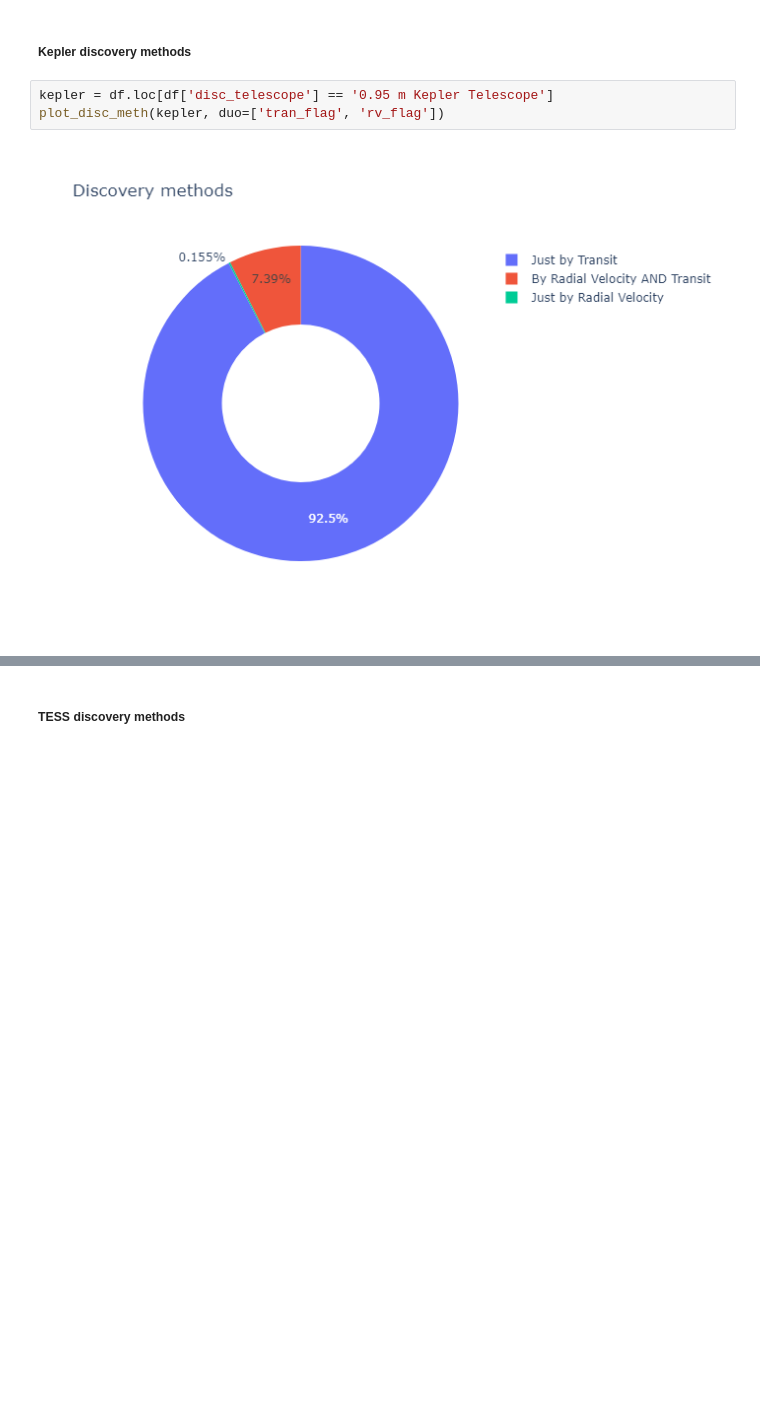
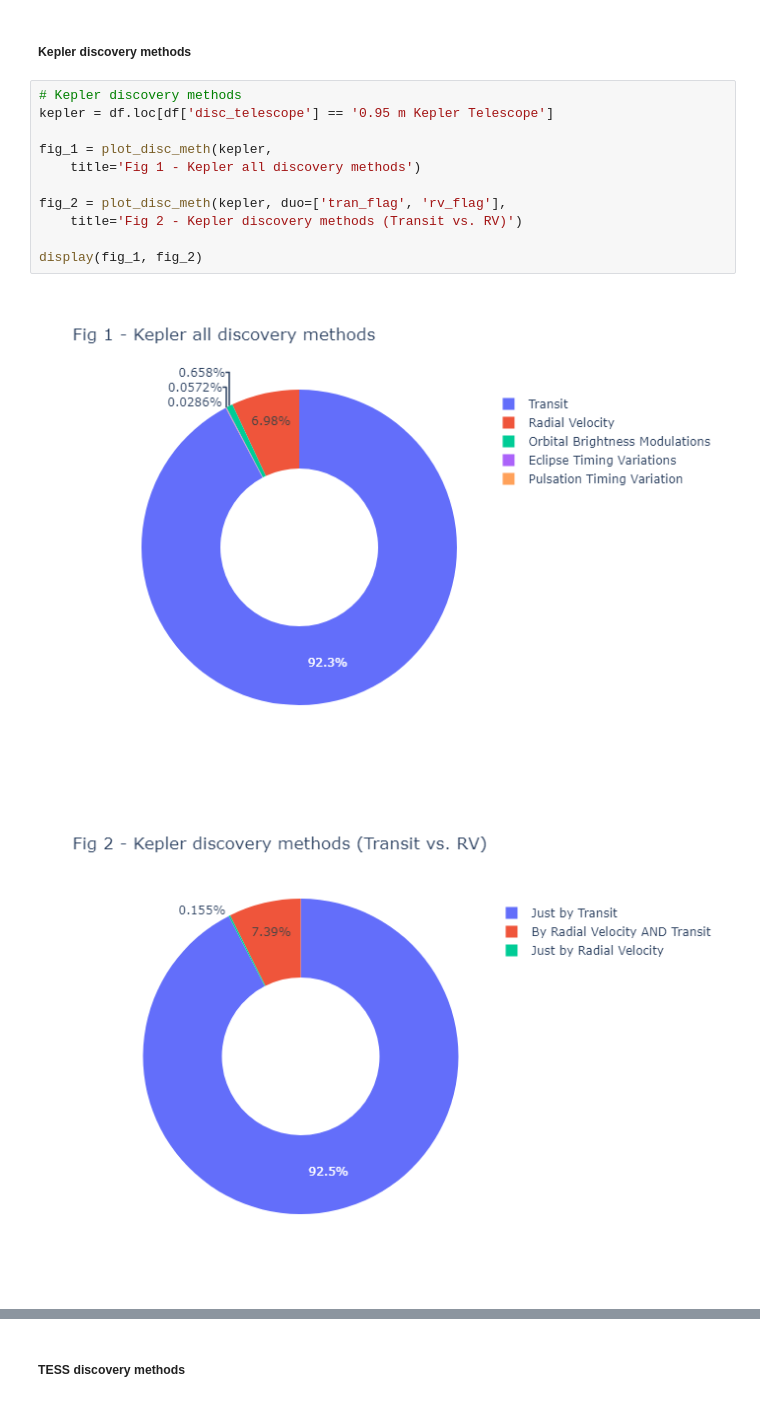
Before and after one commit to Kartmaan/Exoplanets, a Jupyter notebook: exoplanets.ipynb, the cells around one changed output, grey strips where cells are left out. Drawn from its saved outputs; the diff is of its cells as text; blank space fills up the shorter version.

```diff
--- a/exoplanets.ipynb
+++ b/exoplanets.ipynb
@@ -651,7 +665,16 @@ plot_disc_meth(df, merge_low=50)
 # %% [markdown]
 ##### Kepler discovery methods
 # %%
+# Kepler discovery methods
 kepler = df.loc[df['disc_telescope'] == '0.95 m Kepler Telescope']
-plot_disc_meth(kepler, duo=['tran_flag', 'rv_flag'])
+
+fig_1 = plot_disc_meth(kepler,
+    title='Fig 1 - Kepler all discovery methods')
+
+fig_2 = plot_disc_meth(kepler, duo=['tran_flag', 'rv_flag'],
+    title='Fig 2 - Kepler discovery methods (Transit vs. RV)')
+
+display(fig_1, fig_2)
 # %% [output]
-[figure, old version]
+[figure, new version]
+[figure, added]
```
Also changed, not shown: parts of 16 cells of this notebook.
